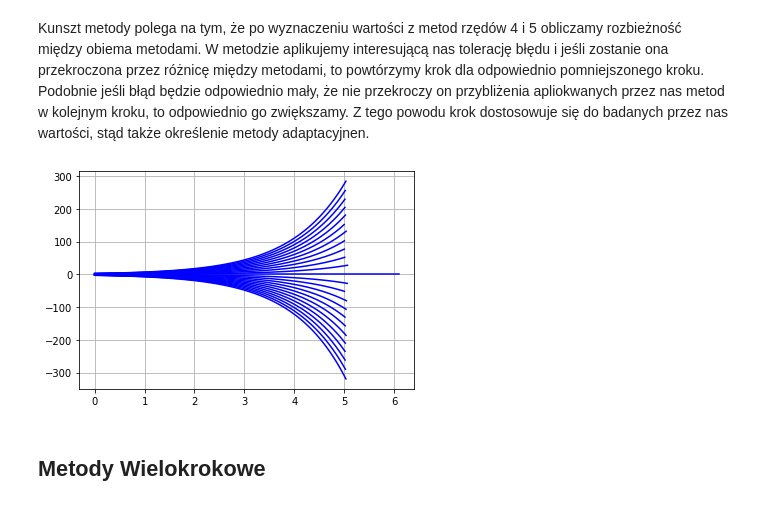
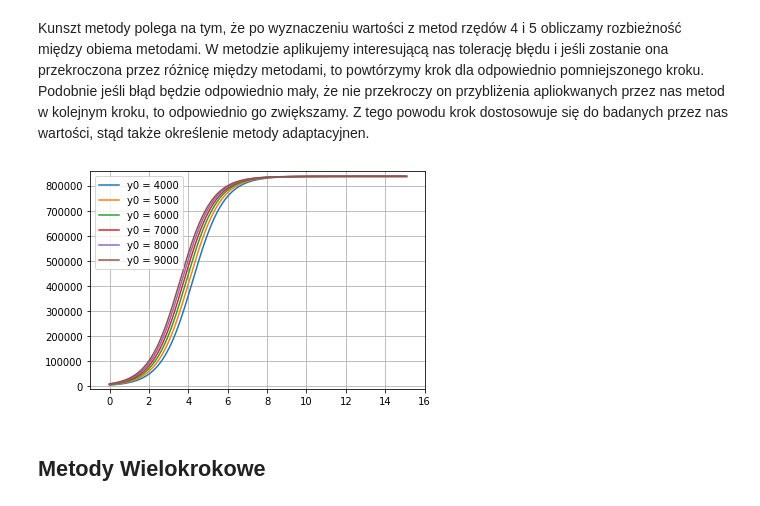
Before and after one commit to Ziverael/RRwT-Project, a Jupyter notebook: Projekt.ipynb, the cells around one changed output. Cells and saved outputs as stored; diff of their text form; code cells hidden in the pictures.

```diff
--- a/Projekt.ipynb
+++ b/Projekt.ipynb
@@ -245,16 +313,15 @@ def rungeKutta_method(f, t0, y0, h, n):
         ts[i + 1] = ts[i] + h
     return ts, ys
 
+###APLIKACJA METODY###
+for y0 in np.arange(4000,10000,1000):
+    ts_, ys_rk4 = rungeKutta_method(f, t0, y0, h, int(n))
+    plt.plot(ts_, ys_rk4, label = "y0 = {}".format(y0))
 
-for y0 in np.arange(-3,3,0.25):
-    ts_, ys_rk4 = rungeKutta_method(f, t0, y0, h, int(n))
-    plt.plot(ts_, ys_rk4, 'b-')#numerical
 
 ###WYKRES###
-#plt.plot(ts_, ys_, 'r.-')#numerical
-#plt.plot(ts_, -1 / (ts_ + 1), 'b')
-#plt.legend(['Euler', 'anlitycznie'])
+plt.legend()
 plt.grid(1)
-#plt.axis([0, tk, 0, ys_[-1] + 1])
+plt.axis([-1, tk + 1, y0 - 2e4, kmax + 2e4])
 plt.show()
 # %% [output]
@@ -281,7 +348,7 @@ $$
 Kunszt metody polega na tym, że po wyznaczeniu wartości z metod rzędów 4 i 5 obliczamy rozbieżność między obiema metodami. W metodzie aplikujemy interesującą nas tolerację błędu i jeśli zostanie ona przekroczona przez różnicę między metodami, to powtórzymy krok dla odpowiednio pomniejszonego kroku. Podobnie jeśli błąd będzie odpowiednio mały, że nie przekroczy on przybliżenia apliokwanych przez nas metod w kolejnym kroku, to odpowiednio go zwiększamy. Z tego powodu krok dostosowuje się do badanych przez nas wartości, stąd także określenie metody adaptacyjnen.
 # %%
 ###DEFINICJA METODY NUMERYCZNEJ
-def rungeKuttaFehlberg_method_2(f, t0, y0, h, eps, n, tk):
+def rungeKuttaFehlberg_method(f, t0, y0, h, eps, n, tk):
     hmax = 2
     hmin = 1e-8
     ys = [y0]
@@ -302,48 +369,40 @@ def rungeKuttaFehlberg_method_2(f, t0, y0, h, eps, n, tk):
 
         if abs(err) <= eps:
             i += 1
             ts.append(ts[i-1] + h)
             ys.append(y_tmp)
         delta = 0.84 * (eps / abs(err)) ** (1 / 4)
 
         if delta <= 0.1:
             h = 0.1 * h
         elif delta > 4:
             h = 4 * h
         else:
             h = delta * h
 
         if h > hmax:
             h = hmax
 
         if ts[i] > tk:
             flag = False
         elif h < hmin:
             flag = False
 
     return ts, ys
 
 
-for y0 in np.arange(-3,3,0.25):
-    ts_, ys_ = rungeKuttaFehlberg_method_2(f, t0, y0, h, 1e-6, int(n), tk)
-    plt.plot(ts_, ys_, 'b-')#numerical
-
+###APLIKACJA METODY###
+for y0 in np.arange(4000,10000,1000):
+    ts_, ys_ = rungeKuttaFehlberg_method(f, t0, y0, h, 1e-6, int(n), tk)
+    plt.plot(ts_, ys_, label = "y0 = {}".format(y0))
 
 ###WYKRES###
-#plt.plot(ts_, ys_, 'r.-')#numerical
-#plt.plot(ts_, -1 / (ts_ + 1), 'b')
-#plt.legend(['Euler', 'anlitycznie'])
+plt.legend()
 plt.grid(1)
-#plt.axis([0, tk, 0, ys_[-1] + 1])
+plt.axis([-1, tk + 1, y0 - 2e4, kmax + 2e4])
 plt.show()
-
-
-###WYKRES###
-#plt.plot(ts_, ys_, 'r.-')
-#plt.grid(1)
-#plt.show()
 # %% [output]
-[figure, old version]
+[figure, new version]
 # %% [markdown]
 ## Metody Wielokrokowe
 # %% [markdown]
```
Also changed, not shown: parts of 36 cells of this notebook.
